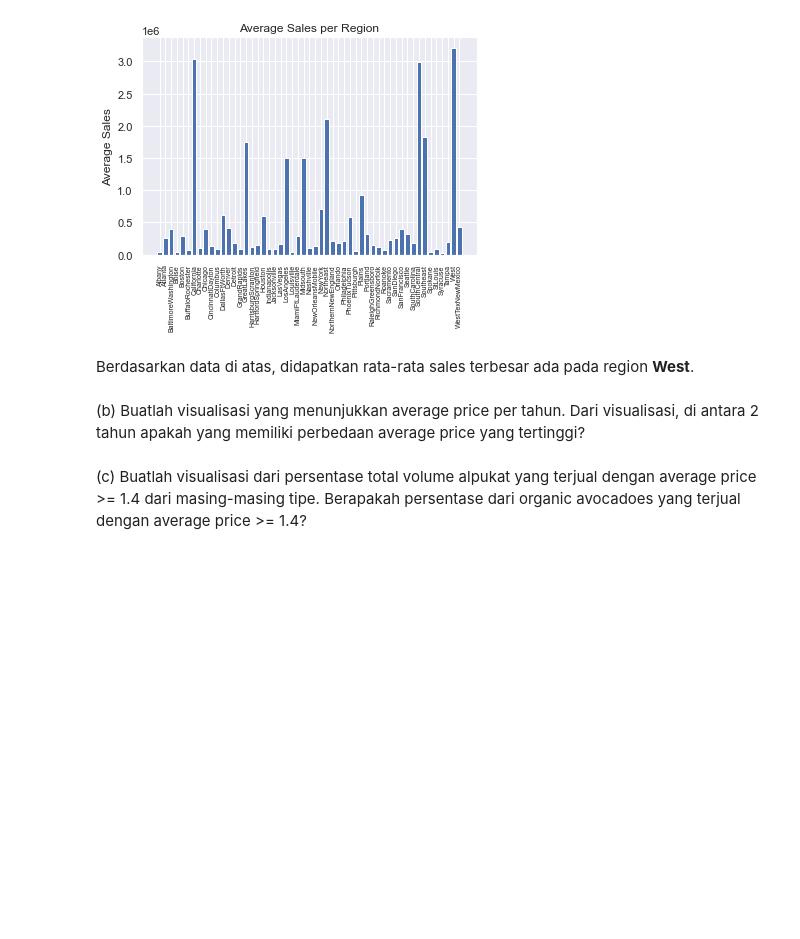
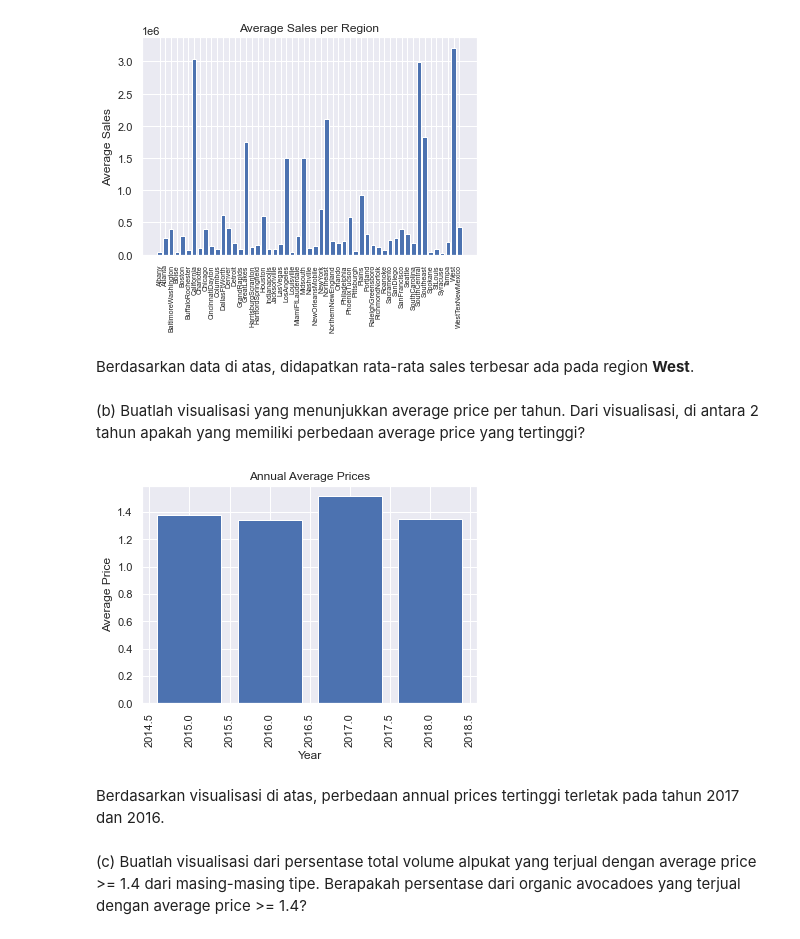
Before and after one commit to fahdikrie/kasdd212, a Jupyter notebook: Lab/Lab2/Lab2_rev1/D_Lab2_1906398370_Fahdii Ajmalal Fikrie.ipynb, the cells around one changed output. Drawn from its saved outputs; the diff is of its cells as text; code cells hidden in the pictures; blank space fills up the shorter version.

```diff
--- a/Lab/Lab2/Lab2_rev1/D_Lab2_1906398370_Fahdii Ajmalal Fikrie.ipynb
+++ b/Lab/Lab2/Lab2_rev1/D_Lab2_1906398370_Fahdii Ajmalal Fikrie.ipynb
@@ -502,2 +504,28 @@ Berdasarkan data di atas, didapatkan rata-rata sales terbesar ada pada region **
+# %%
+# 2(b) Implementasi kode di sini
+
+years = avocado_df['year']
+years = years.unique()
+
+average_price = []
+
+for year in years:
+    average_price.append(
+        avocado_df.loc
+            [avocado_df['year'] == year]
+            ['AveragePrice']
+            .mean()
+    )
+
+plt.bar(years, average_price)
+plt.xlabel('Year')
+plt.ylabel('Average Price')
+plt.xticks(rotation='vertical')
+plt.title('Annual Average Prices')
+plt.show()
+# %% [output]
+[figure, added]
+# %% [markdown]
+Berdasarkan visualisasi di atas, perbedaan annual prices tertinggi terletak pada tahun 2017 dan 2016.
 # %% [markdown]
 (c) Buatlah visualisasi dari persentase total volume alpukat yang terjual dengan average price >= 1.4 dari masing-masing tipe. Berapakah persentase dari organic avocadoes yang terjual dengan average price >= 1.4?
```
Also changed, not shown: parts of 13 cells of this notebook.
